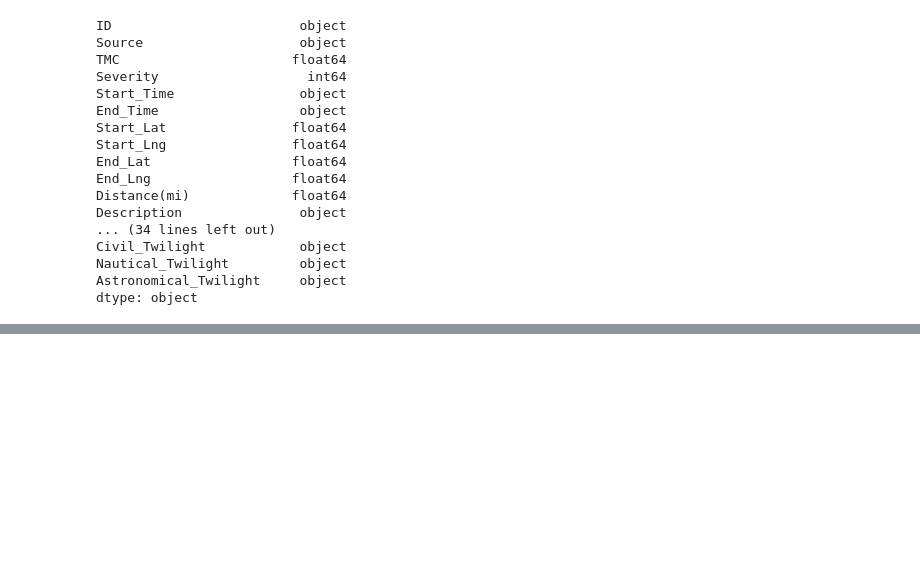
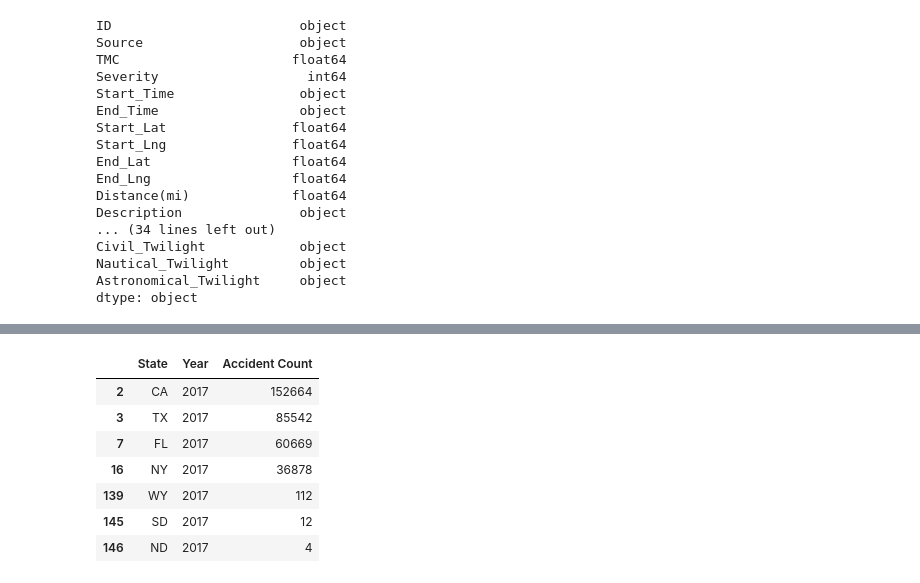
Before and after one commit to lilijo6/Project-Group-3, a Jupyter notebook: USAccident_Analysis.ipynb, the cells around one changed output, grey strips where cells are left out. Cells and saved outputs as stored; diff of their text form; code cells hidden in the pictures; blank space fills up the shorter version.

```diff
--- a/USAccident_Analysis.ipynb
+++ b/USAccident_Analysis.ipynb
@@ -91,0 +156,12 @@ _x_=plt.bar(accident_source_state["State"],accident_source_state["AccidentCount"
+# %%
+accident_state_year_2017=accident_state_year[(accident_state_year["State"].isin(states)) & (accident_state_year["Year"]==2017)]
+accident_state_year_2017
+# %% [output]
+|  | State | Year | Accident Count |
+| 2 | CA | 2017 | 152664 |
+| 3 | TX | 2017 | 85542 |
+| 7 | FL | 2017 | 60669 |
+| 16 | NY | 2017 | 36878 |
+| 139 | WY | 2017 | 112 |
+| 145 | SD | 2017 | 12 |
+| 146 | ND | 2017 | 4 |
```
Also changed, not shown: parts of 9 cells of this notebook.
